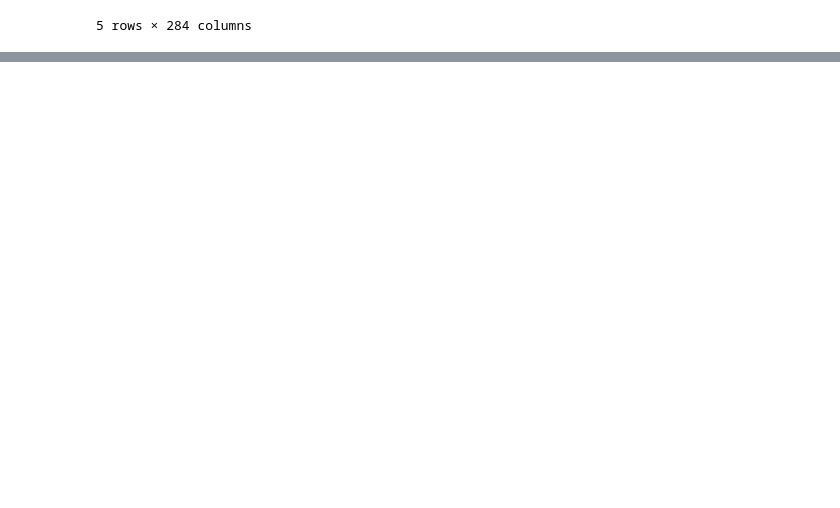
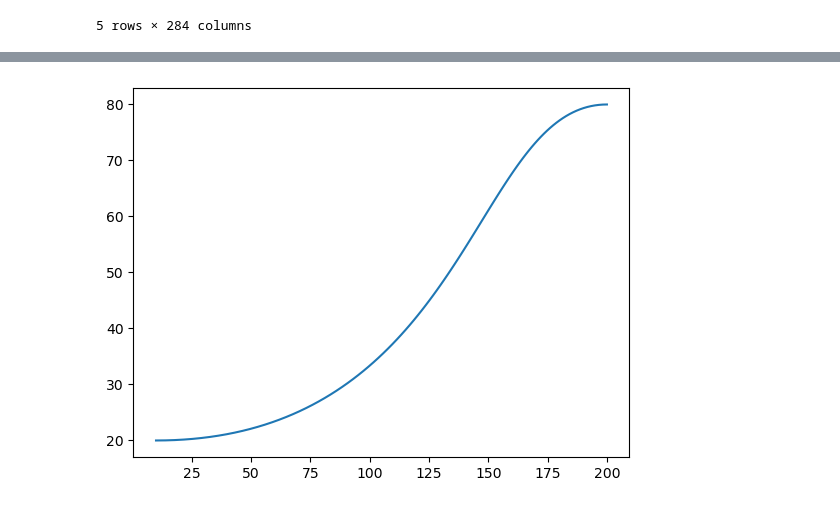
Before and after one commit to LukasFrankenQ/GBPower, a Jupyter notebook: notebooks/money_flow.ipynb, the cells around one changed output, grey strips where cells are left out. Drawn from its saved outputs; the diff is of its cells as text; code cells hidden in the pictures; blank space fills up the shorter version.

```diff
--- a/notebooks/money_flow.ipynb
+++ b/notebooks/money_flow.ipynb
@@ -197,0 +454,18 @@ dtype: float64
+# %%
+import numpy as np
+
+
+# Example usage:
+if __name__ == "__main__":
+    start_point = (10, 20)
+    end_point = (200, 80)
+    turning_ratio = 0.7  # symmetric turning point along the x-axis
+    bezier_points = create_bezier_curve(start_point, end_point, turning_ratio, num_samples=100)
+
+
+    x = bezier_points[:,0]
+    y = bezier_points[:,1]
+
+    plt.plot(x, y)
+# %% [output]
+[figure, added]
```
Also changed, not shown: parts of 24 cells of this notebook, 3 other files.
